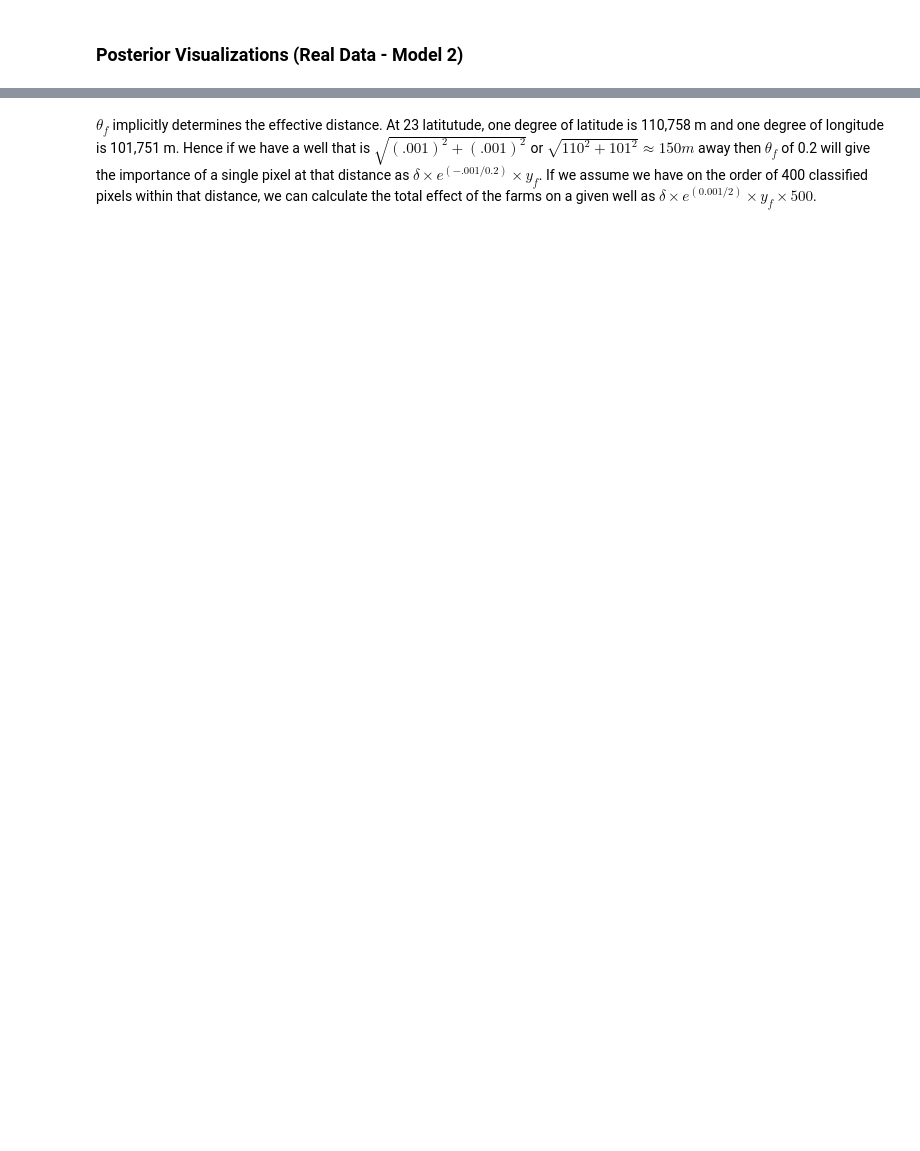
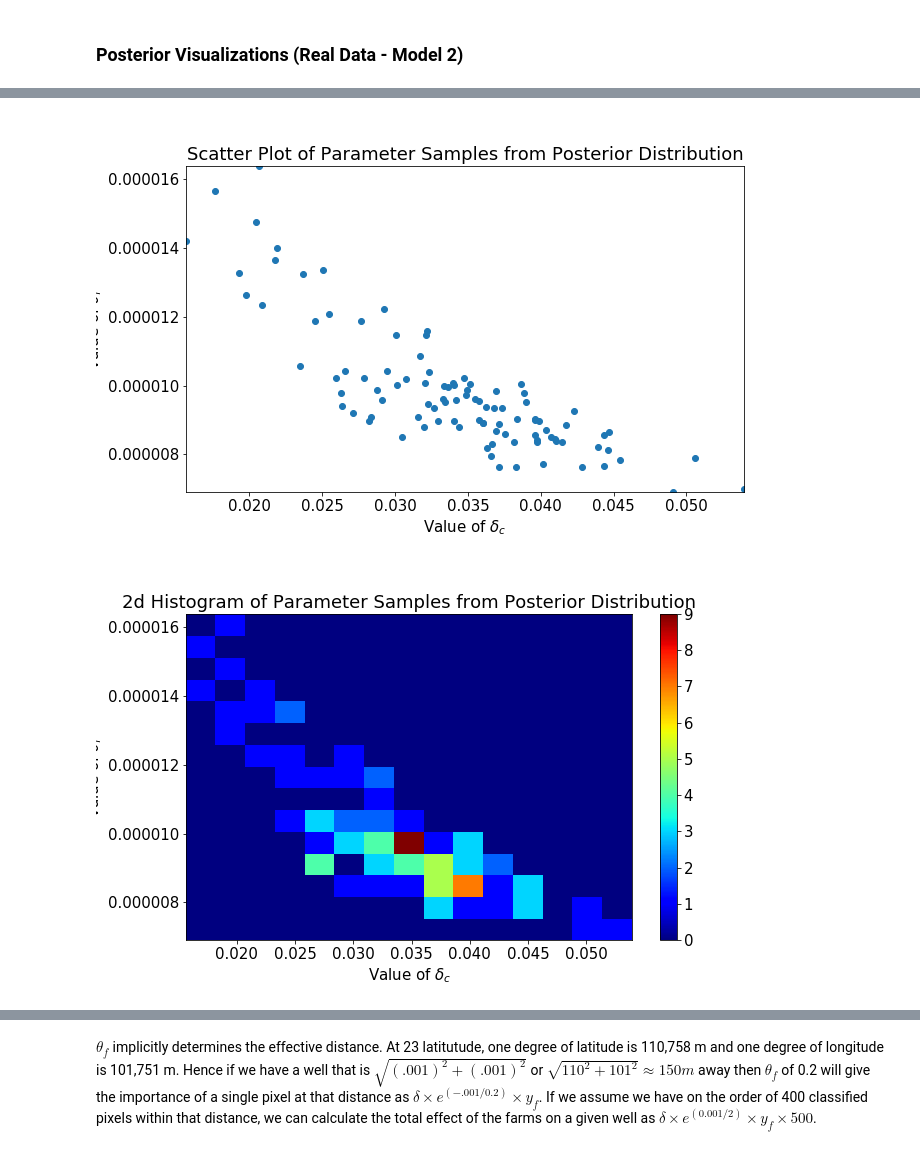
Before and after one commit to M-Harrington/probprog-finalproject, a Jupyter notebook: code-test.ipynb, the cells around one changed output, grey strips where cells are left out. Cells and saved outputs as stored; diff of their text form; code cells hidden in the pictures; blank space fills up the shorter version.

```diff
--- a/code-test.ipynb
+++ b/code-test.ipynb
@@ -915,0 +767,11 @@ display(
+# %%
+if plot:
+    plot_2d_dist("delta_c", "theta_f", samples, "1")
+
+display(
+    Image("includes/model1/scatter_delta_c_theta_f.png"),
+    Image("includes/model1/hist_delta_c_theta_f.png")
+)
+# %% [output]
+[figure, added]
+[figure, added]
```
Also changed, not shown: parts of 33 cells of this notebook, 13 other files.
